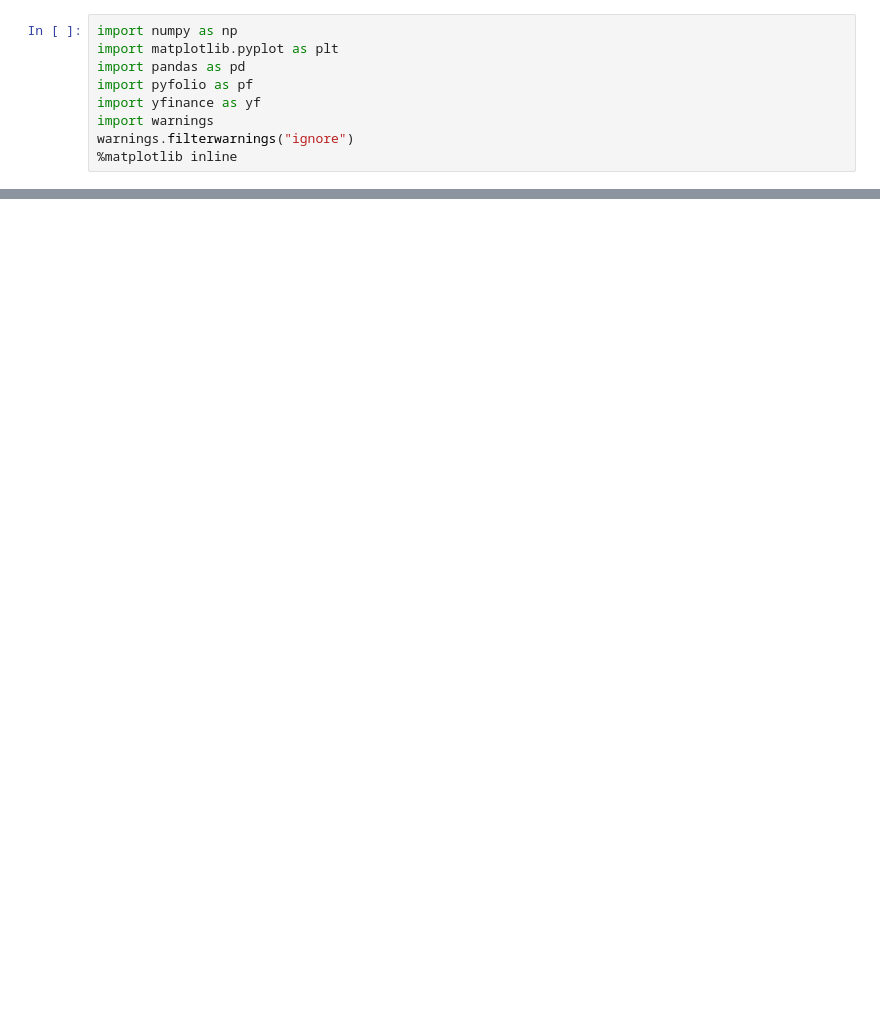
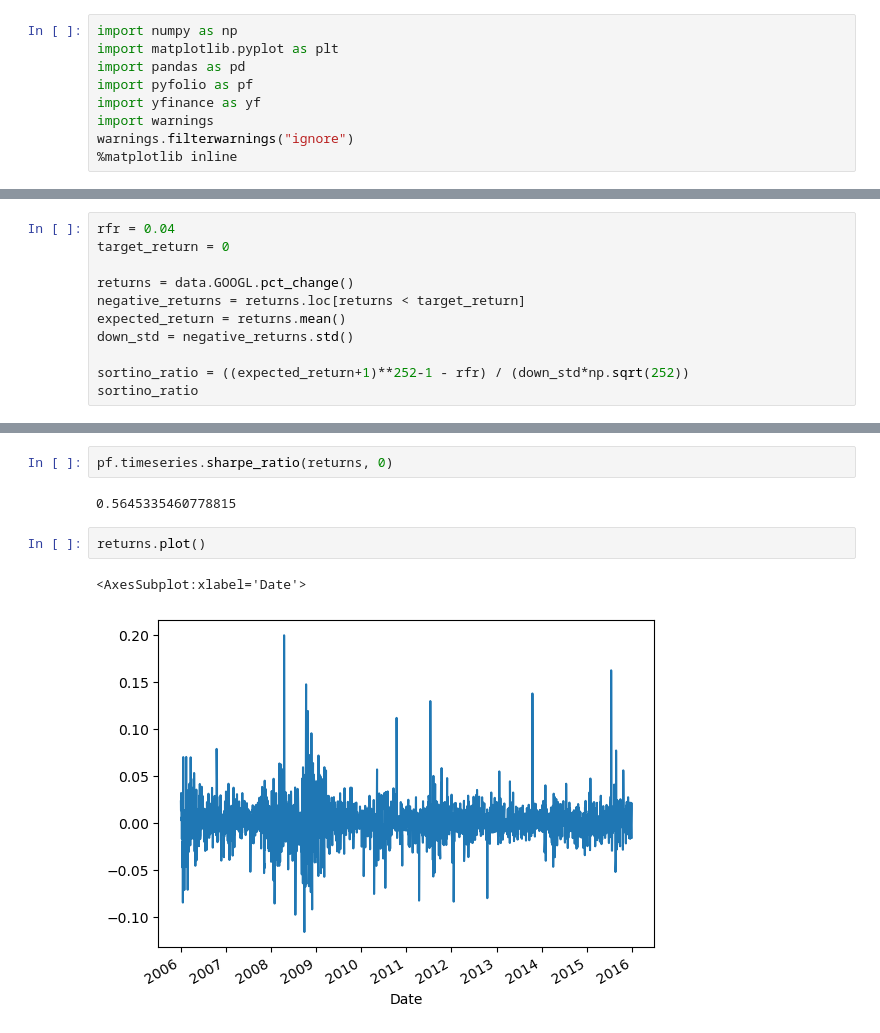
Before and after one commit to Tomexr1/Categorical_Data_Analysis, a Jupyter notebook: matematyka_dla_przemyslu/Prezentacja3/Untitled.ipynb, the cells around one changed output, grey strips where cells are left out. Saved outputs shown, nothing was run; the diff lists cells and outputs as text; blank space fills up the shorter version.

```diff
--- a/matematyka_dla_przemyslu/Prezentacja3/Untitled.ipynb
+++ b/matematyka_dla_przemyslu/Prezentacja3/Untitled.ipynb
@@ -247,0 +107,11 @@ KeyError: "None of [DatetimeIndex(['2015-05-01', '2015-06-01', '2015-07-01', '20
+# %%
+rfr = 0.04
+target_return = 0
+
+returns = data.GOOGL.pct_change()
+negative_returns = returns.loc[returns < target_return]
+expected_return = returns.mean()
+down_std = negative_returns.std()
+
+sortino_ratio = ((expected_return+1)**252-1 - rfr) / (down_std*np.sqrt(252))
+sortino_ratio
@@ -247,0 +186,9 @@ KeyError: "None of [DatetimeIndex(['2015-05-01', '2015-06-01', '2015-07-01', '20
+# %%
+pf.timeseries.sharpe_ratio(returns, 0)
+# %% [output]
+0.5645335460778815
+# %%
+returns.plot()
+# %% [output]
+<AxesSubplot:xlabel='Date'>
+[figure, added]
```
Also changed, not shown: parts of 53 cells of this notebook, 31 other files.
